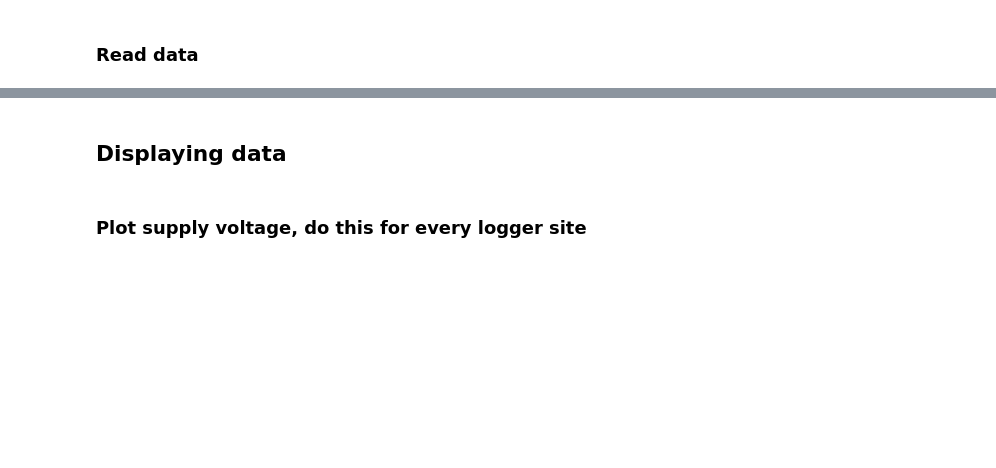
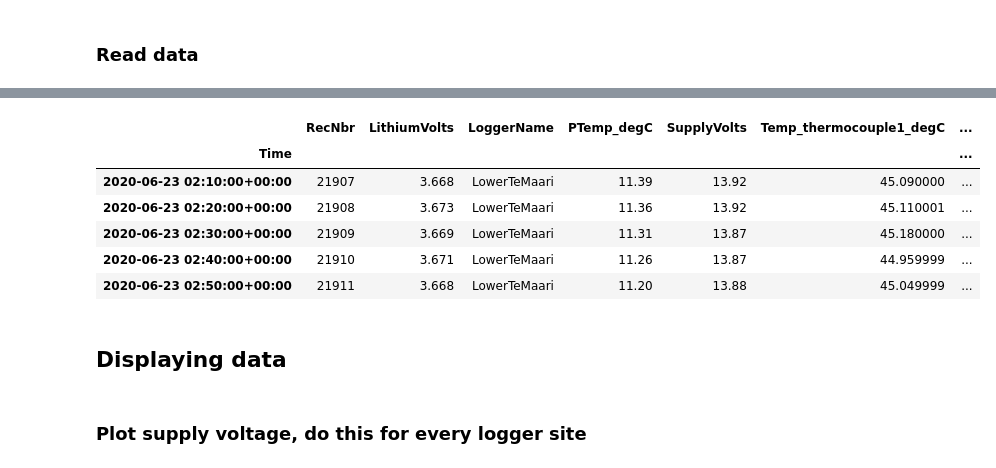
Before and after one commit to rumachan/datalogger_project, a Jupyter notebook: aws_data_check.ipynb, the cells around one changed output, grey strips where cells are left out. Saved outputs shown, nothing was run; the diff lists cells and outputs as text; code cells hidden in the pictures; blank space fills up the shorter version.

```diff
--- a/aws_data_check.ipynb
+++ b/aws_data_check.ipynb
@@ -91,3 +66,13 @@ data.head()
+# %%
+data.tail()
+# %% [output]
+|  | RecNbr | LithiumVolts | LoggerName | PTemp_degC | SupplyVolts | Temp_thermocouple1_degC | ... |
+| Time |  |  |  |  |  |  | ... |
+| 2020-06-23 02:10:00+00:00 | 21907 | 3.668 | LowerTeMaari | 11.39 | 13.92 | 45.090000 | ... |
+| 2020-06-23 02:20:00+00:00 | 21908 | 3.673 | LowerTeMaari | 11.36 | 13.92 | 45.110001 | ... |
+| 2020-06-23 02:30:00+00:00 | 21909 | 3.669 | LowerTeMaari | 11.31 | 13.87 | 45.180000 | ... |
+| 2020-06-23 02:40:00+00:00 | 21910 | 3.671 | LowerTeMaari | 11.26 | 13.87 | 44.959999 | ... |
+| 2020-06-23 02:50:00+00:00 | 21911 | 3.668 | LowerTeMaari | 11.20 | 13.88 | 45.049999 | ... |
 # %% [markdown]
 ## Displaying data
 # %% [markdown]
```
Also changed, not shown: parts of 19 cells of this notebook.
